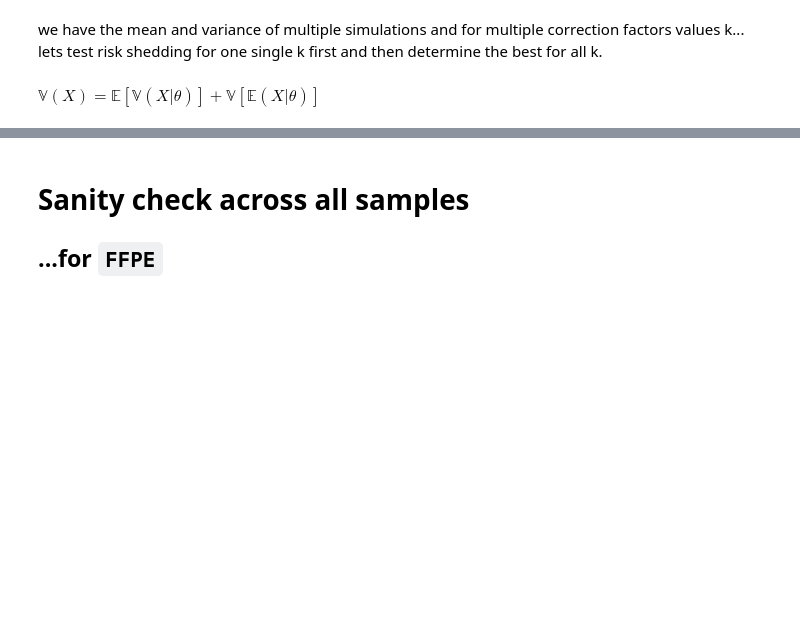
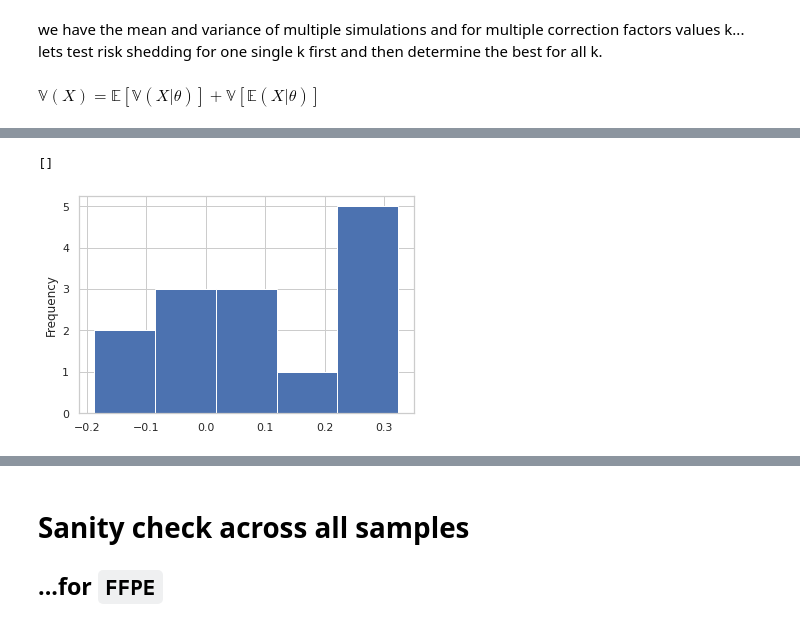
Before and after one commit to BiomedicalMachineLearning/STimage, a Jupyter notebook: development/STimage_Bayes_regression_prediction-100epochs.ipynb, the cells around one changed output, grey strips where cells are left out. Drawn from its saved outputs; the diff is of its cells as text; code cells hidden in the pictures; blank space fills up the shorter version.

```diff
--- a/development/STimage_Bayes_regression_prediction-100epochs.ipynb
+++ b/development/STimage_Bayes_regression_prediction-100epochs.ipynb
@@ -353,0 +344,7 @@ np_total_var2 = get_uncertainty_components(ensemble_results2)
+# %%
+df_corr2 = df_res2.groupby('gene_name').apply(lambda x: pearsonr(x['estimate'], x['target'])[0])
+df_corr2.plot.hist(bins=5)
+plt.plot()
+# %% [output]
+[]
+[figure, added]
```
Also changed, not shown: parts of 69 cells of this notebook, 3 other files.
